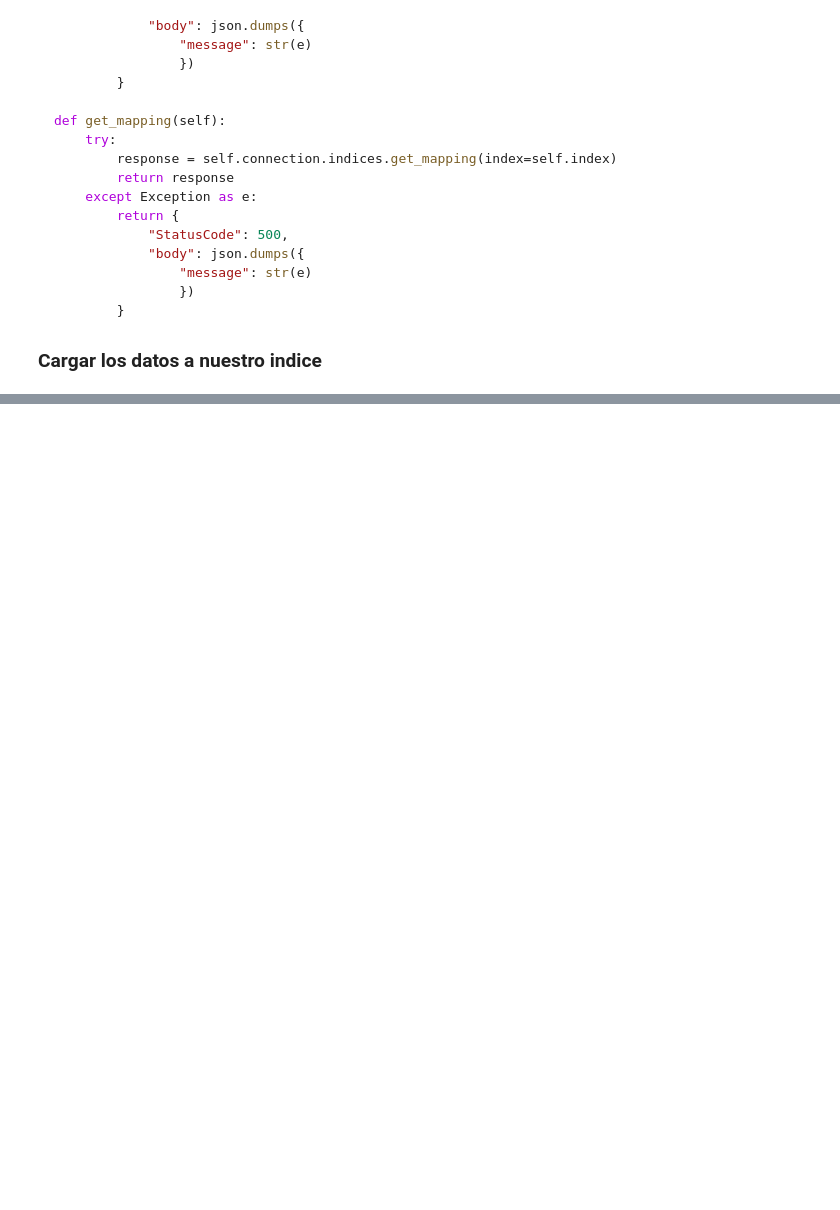
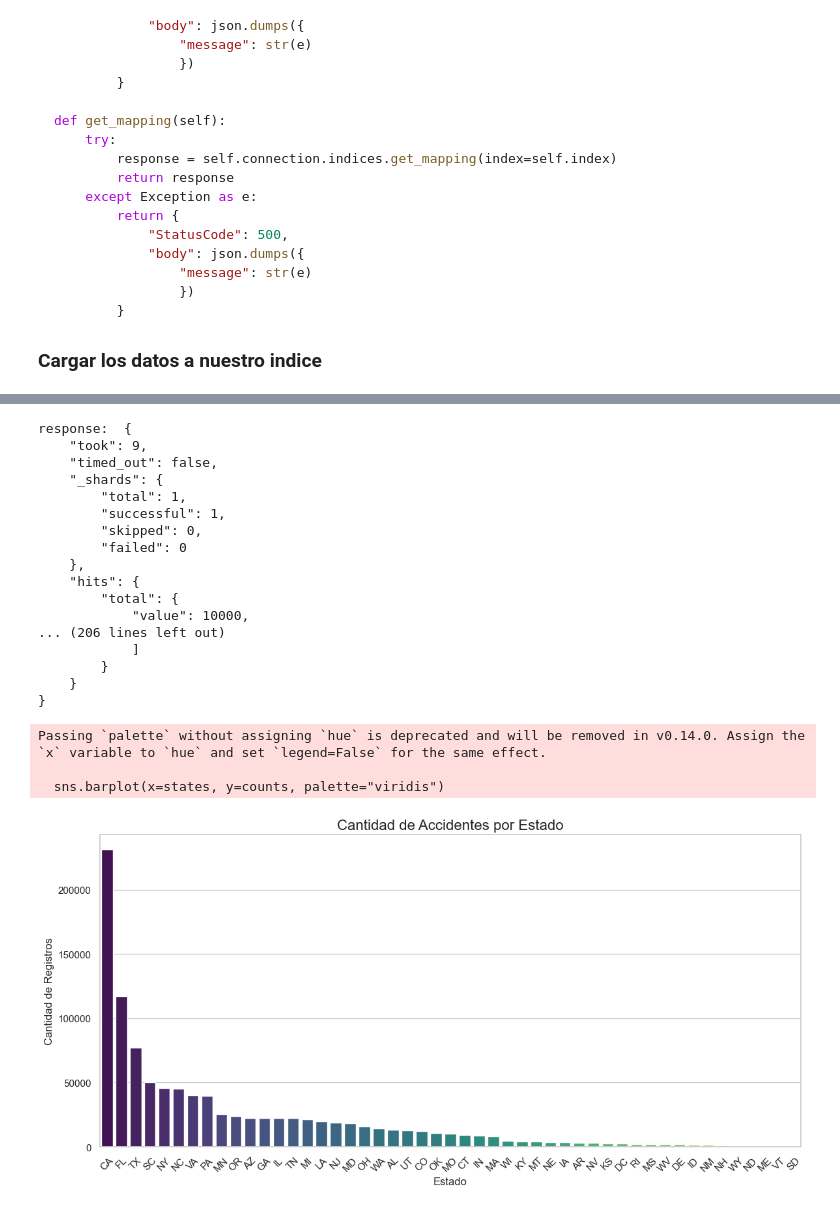
Before and after one commit to RKCbas/BigData-Apuntes, a Jupyter notebook: Proyecto Final/Proyecto Final.ipynb, the cells around one changed output, grey strips where cells are left out. Saved outputs shown, nothing was run; the diff lists cells and outputs as text; code cells hidden in the pictures; blank space fills up the shorter version.

Commit message:
✨Feat: added many libraries for data analysis and started to do graphs in Proyecto Final.ipynb

```diff
--- a/Proyecto Final/Proyecto Final.ipynb
+++ b/Proyecto Final/Proyecto Final.ipynb
@@ -461,0 +475,63 @@ print(error)
+# %%
+try:
+    with ElasticSearchProvider(index="us-accidents_march23") as es:
+
+        response = es.search(
+            query = {
+                "size": 0,  # No queremos los documentos, solo la agregación
+                "aggs": {
+                    "states_count": {
+                        "terms": {
+                            "field": "State",
+                            "size": 50
+                        }
+                    }
+                }
+            }
+        )
+        print(f"{RESPONSE_LITERAL} {json.dumps(response.body if hasattr(response, 'body') else response, indent=4)}\n")
+
+        states = [bucket['key'] for bucket in response['aggregations']['states_count']['buckets']]
+        counts = [bucket['doc_count'] for bucket in response['aggregations']['states_count']['buckets']]
+
+        # Configurar estilo de Seaborn
+        sns.set(style="whitegrid")
+
+        # Crear figura
+        plt.figure(figsize=(12, 6))
+        sns.barplot(x=states, y=counts, palette="viridis")
+
+        # Añadir etiquetas y título
+        plt.title("Cantidad de Accidentes por Estado", fontsize=16)
+        plt.xlabel("Estado")
+        plt.ylabel("Cantidad de Registros")
+        plt.xticks(rotation=45)
+
+        # Mostrar la gráfica
+        plt.tight_layout()
+        plt.show()
+
+except Exception as e:
+    print(f"an error occurred: {e}")
+# %% [output]
+response:  {
+    "took": 9,
+    "timed_out": false,
+    "_shards": {
+        "total": 1,
+        "successful": 1,
+        "skipped": 0,
+        "failed": 0
+    },
+    "hits": {
+        "total": {
+            "value": 10000,
+... (206 lines left out)
+            ]
+        }
+    }
+}
+Passing `palette` without assigning `hue` is deprecated and will be removed in v0.14.0. Assign the `x` variable to `hue` and set `legend=False` for the same effect.
+
+  sns.barplot(x=states, y=counts, palette="viridis")
+[figure, added]
```
Also changed, not shown: parts of 5 cells of this notebook, 2 other files.
